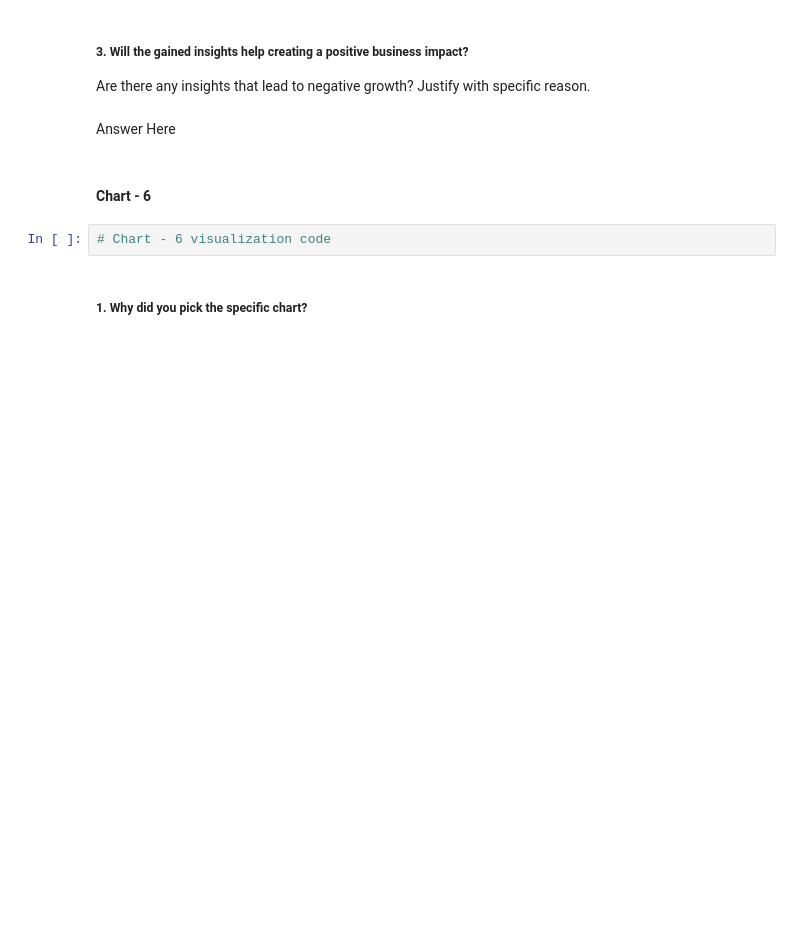
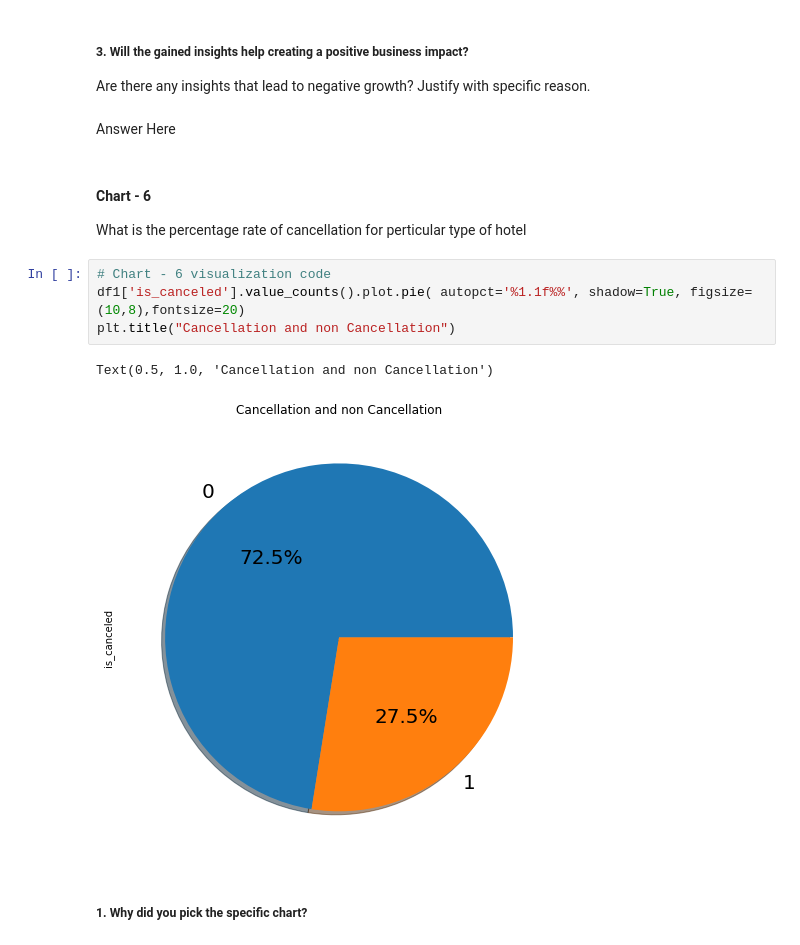
Before and after one commit to abhiwavhal/EDA-HOTEL-BOOKING-ANALYSIS, a Jupyter notebook: Hotel_booking_individual_EDA_Submission.ipynb, the cells around one changed output. Saved outputs shown, nothing was run; the diff lists cells and outputs as text; blank space fills up the shorter version.

```diff
--- a/Hotel_booking_individual_EDA_Submission.ipynb
+++ b/Hotel_booking_individual_EDA_Submission.ipynb
@@ -504,10 +577,16 @@ Answer Here
 Are there any insights that lead to negative growth? Justify with specific reason.
 # %% [markdown]
 Answer Here
-# %% [markdown]
-#### Chart - 6
-# %%
-# Chart - 6 visualization code
+# %% [markdown]
+#### Chart - 6
+What is the percentage rate of cancellation for perticular type of hotel
+# %%
+# Chart - 6 visualization code
+df1['is_canceled'].value_counts().plot.pie( autopct='%1.1f%%', shadow=True, figsize=(10,8),fontsize=20)
+plt.title("Cancellation and non Cancellation")
+# %% [output]
+Text(0.5, 1.0, 'Cancellation and non Cancellation')
+[figure, added]
 # %% [markdown]
 ##### 1. Why did you pick the specific chart?
 # %% [markdown]
```
Also changed, not shown: parts of 13 cells of this notebook.
